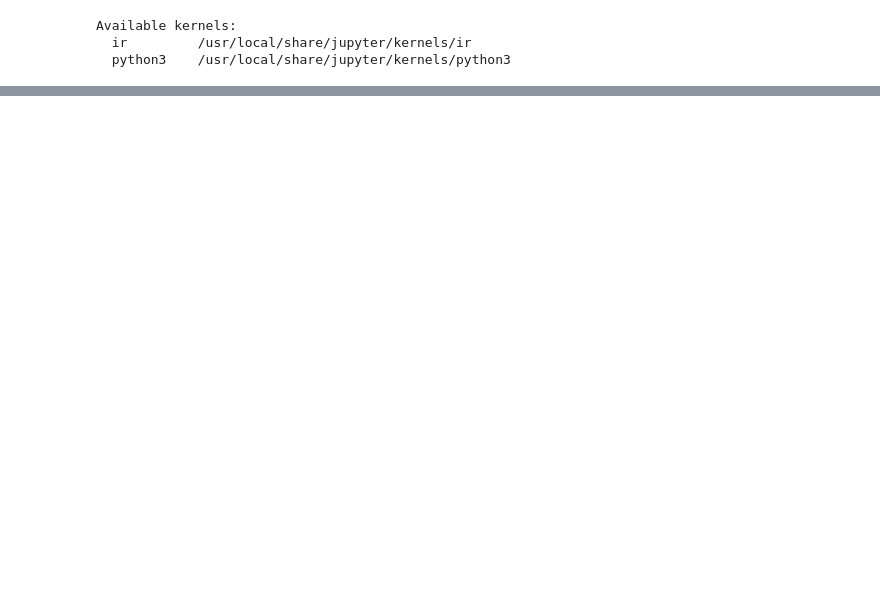
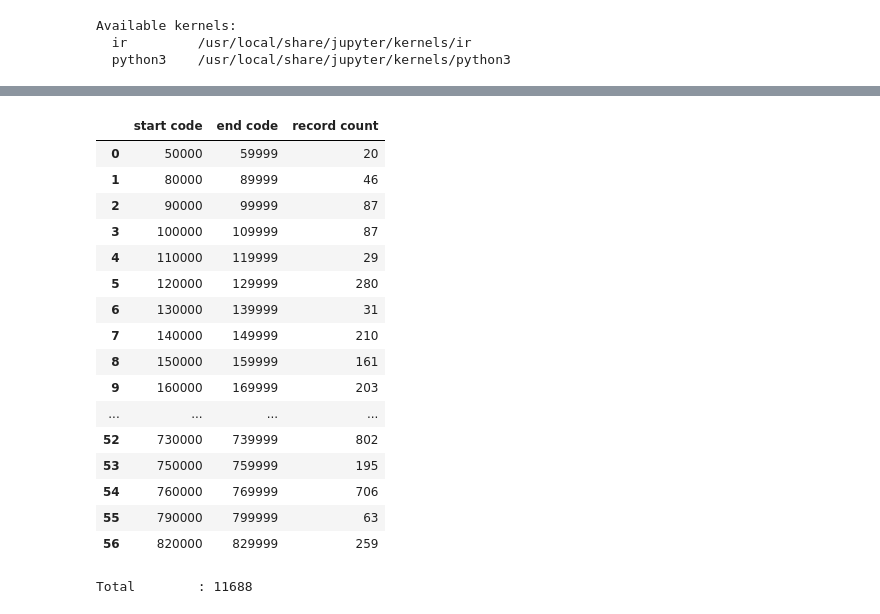
Before and after one commit to boonkwee/OneMap, a Jupyter notebook: sqlite3 OneMap.ipynb, the cells around one changed output, grey strips where cells are left out. Drawn from its saved outputs; the diff is of its cells as text; code cells hidden in the pictures; blank space fills up the shorter version.

```diff
--- a/sqlite3 OneMap.ipynb
+++ b/sqlite3 OneMap.ipynb
@@ -150,6 +167,7 @@ userdata.get('onemap') # expires 20 Sep
 # %%
 import requests
 import json
+import time
 from IPython.display import Markdown, display
 
 headers = {"Authorization": userdata.get('onemap')}
@@ -164,9 +182,10 @@ params = {
 }
 
 # insert new locations record
+start_time = time.time()
 char_count = 0
 counter = 0
-for j in range(122, 131):
+for j in range(1101, 1191):
   for i in range(1, 100):
     # wait_some_seconds()   # Throttling effect
     postal_code = f"{i:02d}{j:04d}"
@@ -215,5 +234,13 @@ for j in range(122, 131):
   #  else:
   #    print(f"{params['searchVal']} | {r['found']:2d} |    |")
 display(Markdown('---'))
-print(f"{counter} records added; {char_count} characters")
+end_time = time.time()
+# calculate the time, between start_time and end_time, in minutes
+minutes = int((end_time - start_time) // 60)
+seconds = int((end_time - start_time) % 60)
+duration_statement = f"Time taken: {minutes:02d}:{seconds:02d}"
+char_count += len(duration_statement)
+summary_statement = f"{counter} records added; {char_count} characters;"
+char_count += len(summary_statement)
+print(summary_statement, duration_statement)
 # %% [output]
@@ -325,0 +321,37 @@ table_df.pivot_table(index='postal_code', values='name', aggfunc='count').sort_v
+# %%
+table_df['postal_code_number'] = table_df['postal_code'].astype(int)
+
+new_df = pd.DataFrame(columns=['start code', 'end code', 'record count'])
+# count the number of records in table_df where postal_code_number is between 0 to 10000
+total = 0
+for i in range(99):
+  start = i*10000
+  end = start + 9999
+  count = table_df[(table_df['postal_code_number'] >= start) & (table_df['postal_code_number'] <= end)].count()
+  if count['postal_code'] == 0:
+    continue
+  new_df.loc[len(new_df)] = [start, end, count['postal_code']]
+
+  # print(f"{start:06d}-{end:06d}: {count['postal_code']}")
+  total += count['postal_code']
+display(new_df)
+print(f"{'Total':13s}: {total}")
+# %% [output]
+|  | start code | end code | record count |
+| 0 | 50000 | 59999 | 20 |
+| 1 | 80000 | 89999 | 46 |
+| 2 | 90000 | 99999 | 87 |
+| 3 | 100000 | 109999 | 87 |
+| 4 | 110000 | 119999 | 29 |
+| 5 | 120000 | 129999 | 280 |
+| 6 | 130000 | 139999 | 31 |
+| 7 | 140000 | 149999 | 210 |
+| 8 | 150000 | 159999 | 161 |
+| 9 | 160000 | 169999 | 203 |
+| ... | ... | ... | ... |
+| 52 | 730000 | 739999 | 802 |
+| 53 | 750000 | 759999 | 195 |
+| 54 | 760000 | 769999 | 706 |
+| 55 | 790000 | 799999 | 63 |
+| 56 | 820000 | 829999 | 259 |
+Total        : 11688
```
Also changed, not shown: parts of 14 cells of this notebook, 3 other files.
